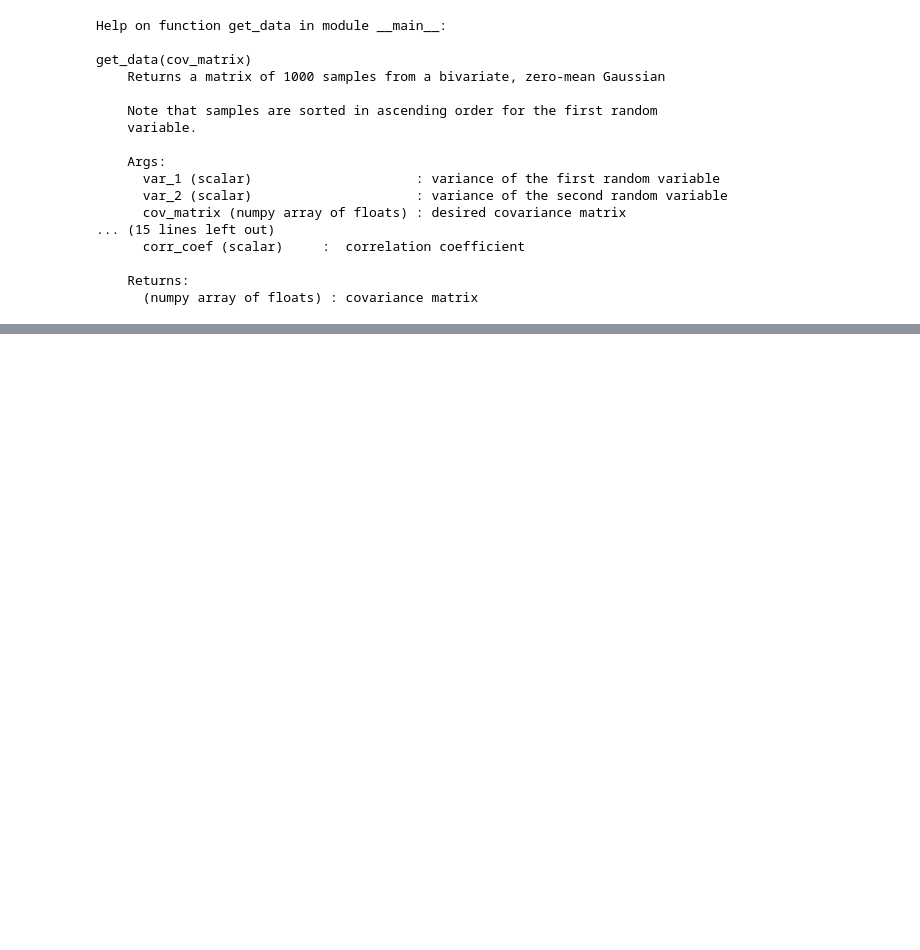
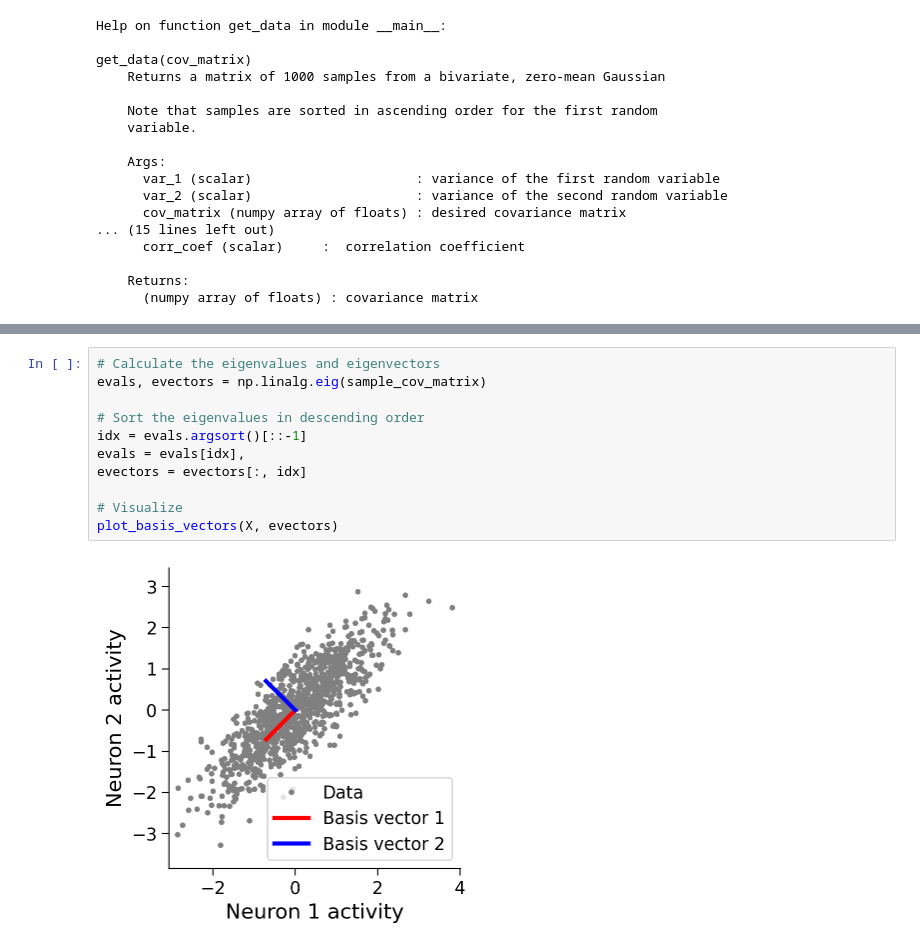
Before and after one commit to carlotoast/Neuromatch, a Jupyter notebook: NM_DimR_sep15_02.ipynb, the cells around one changed output, grey strips where cells are left out. Drawn from its saved outputs; the diff is of its cells as text; blank space fills up the shorter version.

```diff
--- a/NM_DimR_sep15_02.ipynb
+++ b/NM_DimR_sep15_02.ipynb
@@ -314,0 +341,13 @@ print(sample_cov_matrix)
+# %%
+# Calculate the eigenvalues and eigenvectors
+evals, evectors = np.linalg.eig(sample_cov_matrix)
+
+# Sort the eigenvalues in descending order
+idx = evals.argsort()[::-1]
+evals = evals[idx],
+evectors = evectors[:, idx]
+
+# Visualize
+plot_basis_vectors(X, evectors)
+# %% [output]
+[figure, added]
```
Also changed, not shown: parts of 9 cells of this notebook, 1 other file.
